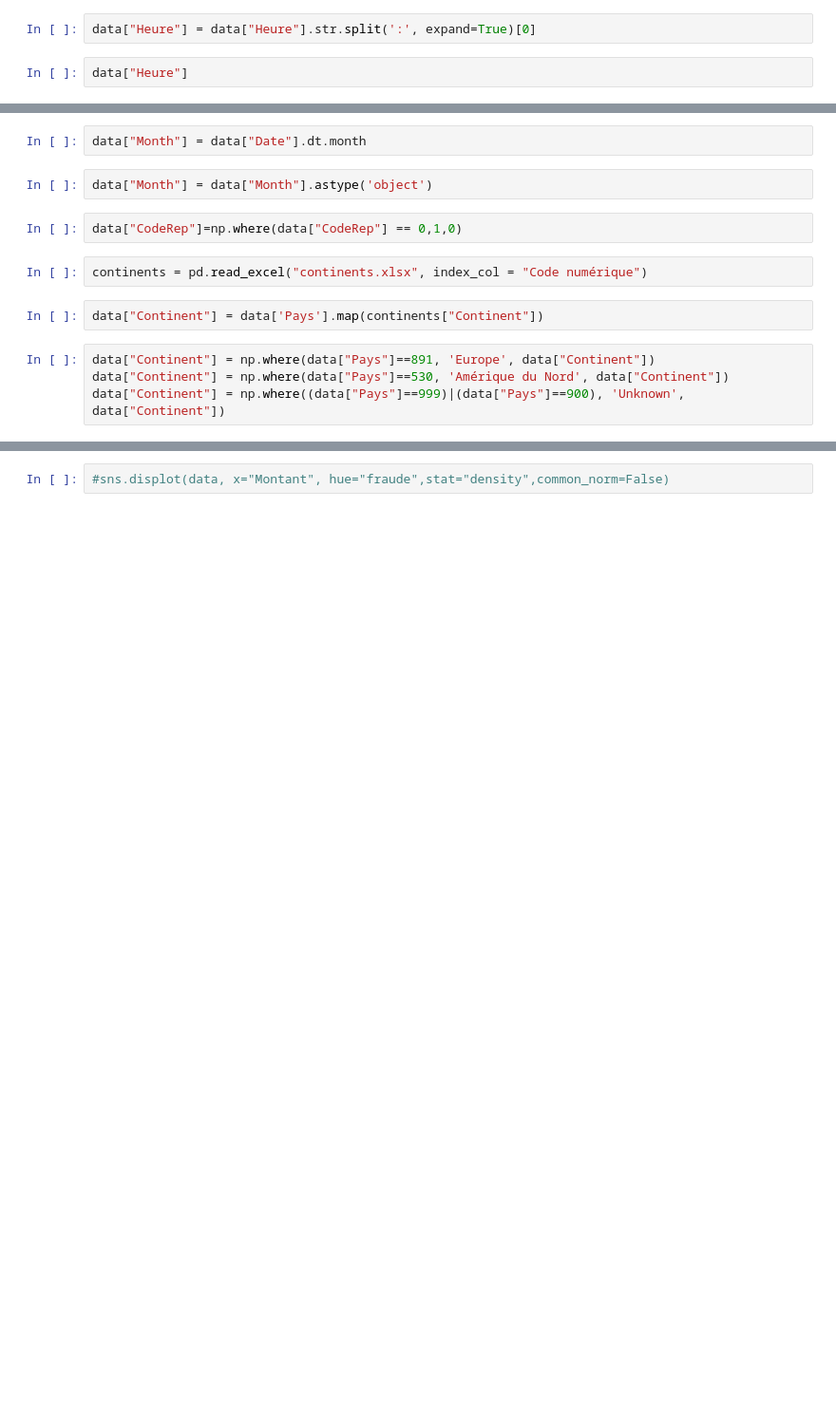
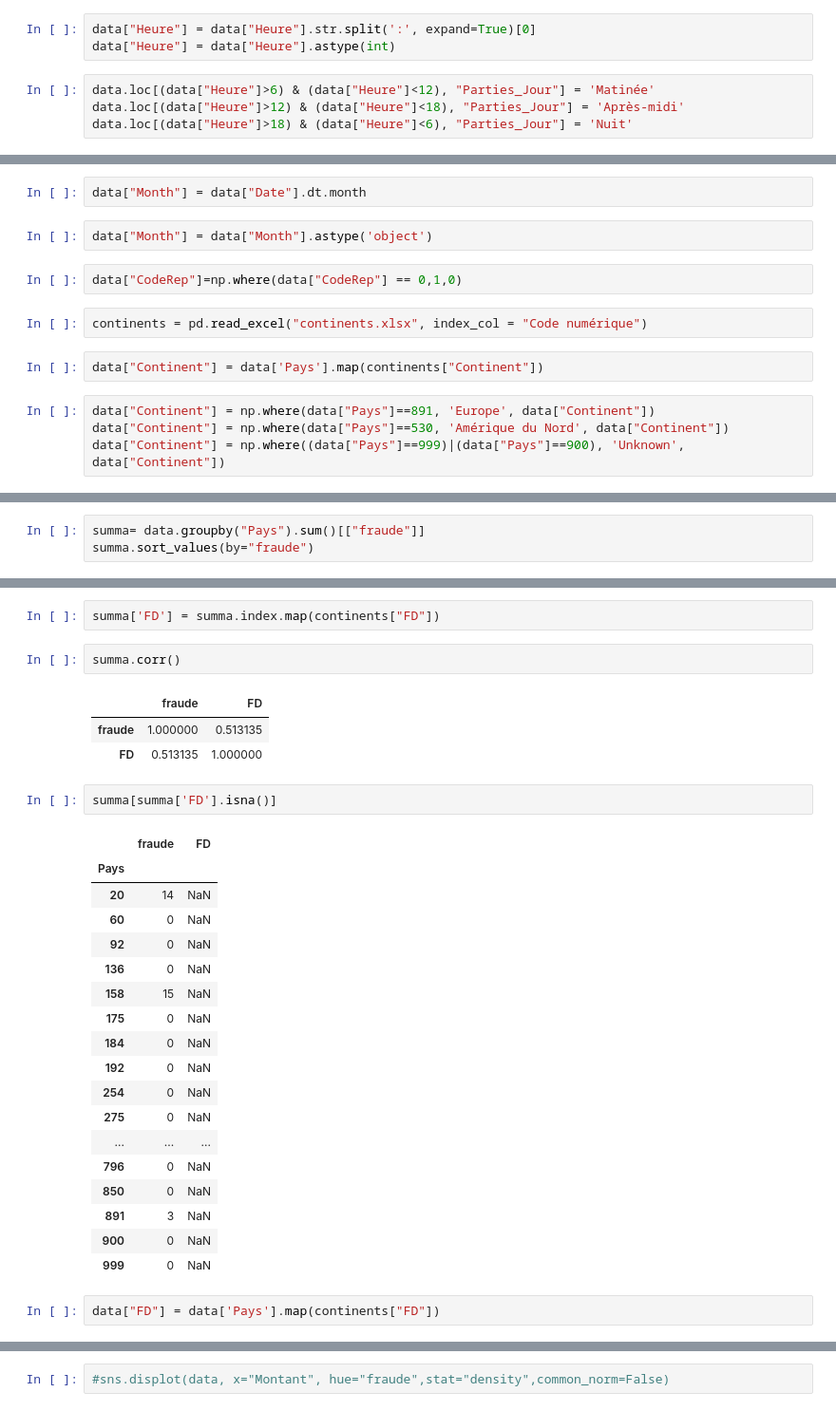
Before and after one commit to AleMax2/Scoring, a Jupyter notebook: Scoring_Constanza.ipynb, the cells around one changed output, grey strips where cells are left out. Shown at 95% size. Drawn from its saved outputs; the diff is of its cells as text; blank space fills up the shorter version.

```diff
--- a/Scoring_Constanza.ipynb
+++ b/Scoring_Constanza.ipynb
@@ -161,5 +161,8 @@ print(info_df_cat)
 # 4. On regroupe les pays par continent
 # %%
 data["Heure"] = data["Heure"].str.split(':', expand=True)[0]
+data["Heure"] = data["Heure"].astype(int)
 # %%
-data["Heure"]
+data.loc[(data["Heure"]>6) & (data["Heure"]<12), "Parties_Jour"] = 'Matinée'
+data.loc[(data["Heure"]>12) & (data["Heure"]<18), "Parties_Jour"] = 'Après-midi'
+data.loc[(data["Heure"]>18) & (data["Heure"]<6), "Parties_Jour"] = 'Nuit'
@@ -196,0 +185,3 @@ data["Continent"] = np.where((data["Pays"]==999)|(data["Pays"]==900), 'Unknown',
+# %%
+summa= data.groupby("Pays").sum()[["fraude"]]
+summa.sort_values(by="fraude")
@@ -196,0 +203,31 @@ data["Continent"] = np.where((data["Pays"]==999)|(data["Pays"]==900), 'Unknown',
+# %%
+summa['FD'] = summa.index.map(continents["FD"])
+# %%
+summa.corr()
+# %% [output]
+|  | fraude | FD |
+| fraude | 1.000000 | 0.513135 |
+| FD | 0.513135 | 1.000000 |
+# %%
+summa[summa['FD'].isna()]
+# %% [output]
+|  | fraude | FD |
+| Pays |  |  |
+| 20 | 14 | NaN |
+| 60 | 0 | NaN |
+| 92 | 0 | NaN |
+| 136 | 0 | NaN |
+| 158 | 15 | NaN |
+| 175 | 0 | NaN |
+| 184 | 0 | NaN |
+| 192 | 0 | NaN |
+| 254 | 0 | NaN |
+| 275 | 0 | NaN |
+| ... | ... | ... |
+| 796 | 0 | NaN |
+| 850 | 0 | NaN |
+| 891 | 3 | NaN |
+| 900 | 0 | NaN |
+| 999 | 0 | NaN |
+# %%
+data["FD"] = data['Pays'].map(continents["FD"])
```
Also changed, not shown: parts of 17 cells of this notebook.
